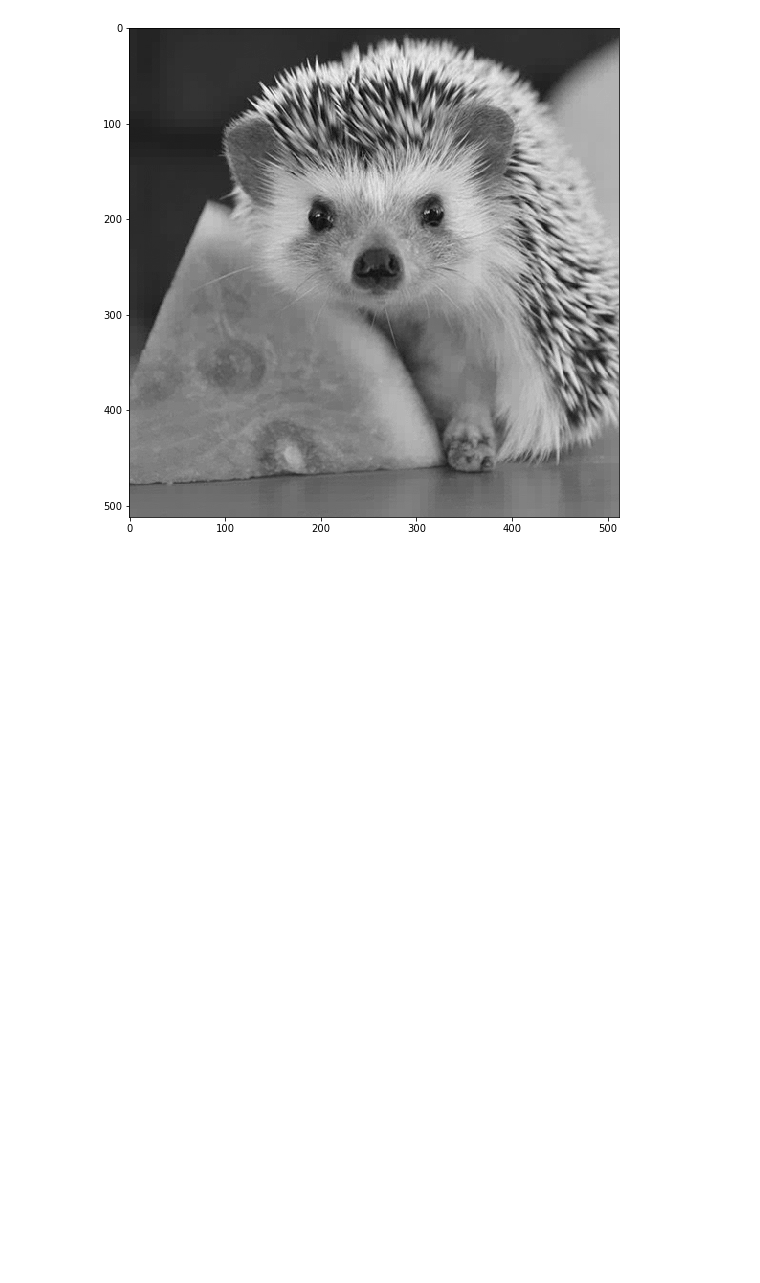
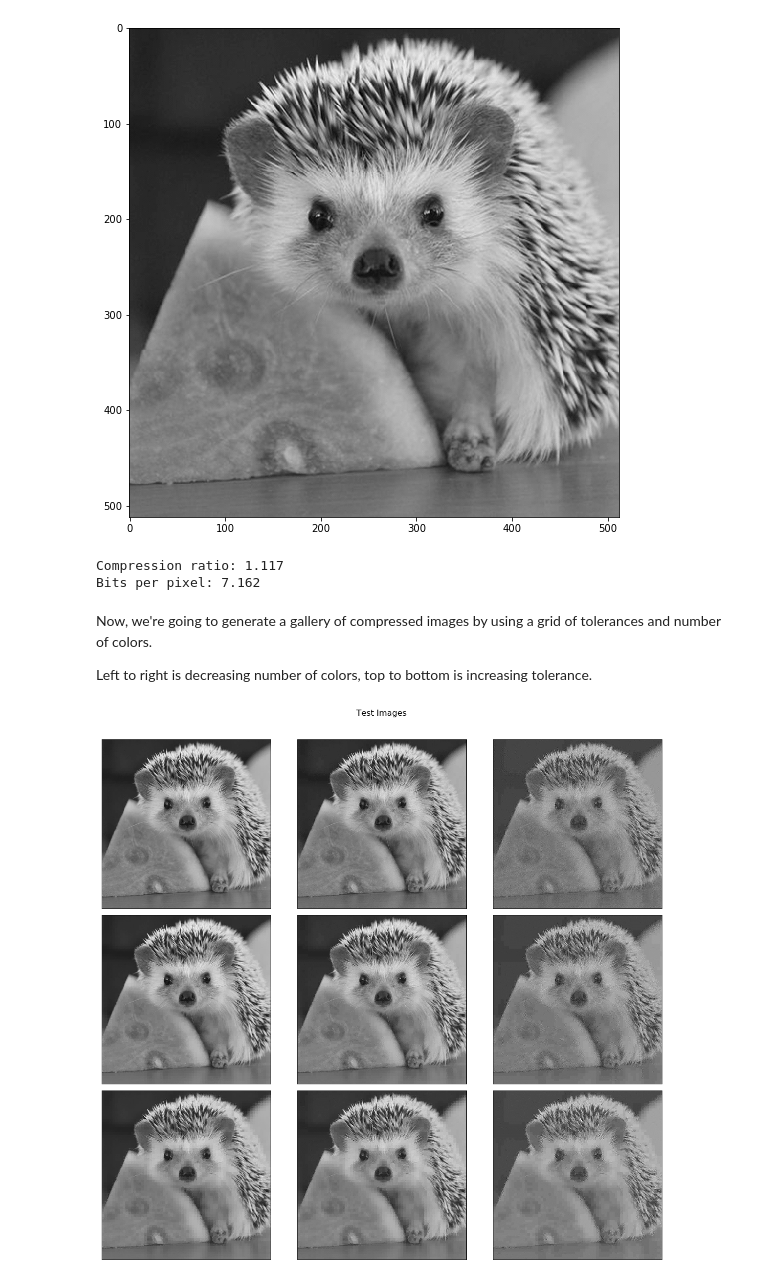
Before and after one commit to anblaine/208-final-project-blainehaleyteam, a Jupyter notebook: ICA_Test_w_kmeans.ipynb, the cells around one changed output. Cells and saved outputs as stored; diff of their text form; code cells hidden in the pictures; blank space fills up the shorter version.

```diff
--- a/ICA_Test_w_kmeans.ipynb
+++ b/ICA_Test_w_kmeans.ipynb
@@ -125,3 +123,15 @@ plt.imshow(reconstructed_image, cmap='gray')
 plt.show()
 # %% [output]
 [figure]
+# %%
+compressed_size = len(bccsr_indices) * 32 + len(bccsr_compressed) * 8 + len(bccsr_lookup) * 32 \
++ len(intercept_lookup) * 32 + len(intercept_compressed) * 8
+print('Compression ratio: %.3f' % (1.*(test.nbytes)/(compressed_size)))
+print('Bits per pixel: %.3f'% (1.*(compressed_size)/(512 ** 2)))
+# %% [output]
+Compression ratio: 1.117
+Bits per pixel: 7.162
+# %% [markdown]
+Now, we're going to generate a gallery of compressed images by using a grid of tolerances and number of colors.
+
+Left to right is decreasing number of colors, top to bottom is increasing tolerance.
@@ -127,0 +177,12 @@ plt.show()
+# %%
+plt.figure(figsize=(16, 16))
+plt.suptitle('Test Images', size=16)
+for i, comp in enumerate(reconstructed_images):
+    plt.subplot(3, 3, i + 1)
+    plt.imshow(comp.reshape(test.shape), cmap='gray')
+    plt.xticks(())
+    plt.yticks(())
+plt.subplots_adjust(0.01, 0.05, 0.99, 0.93, 0.04, 0.04)
+plt.show()
+# %% [output]
+[figure, added]
```
Also changed, not shown: parts of 23 cells of this notebook, 7 other files.
